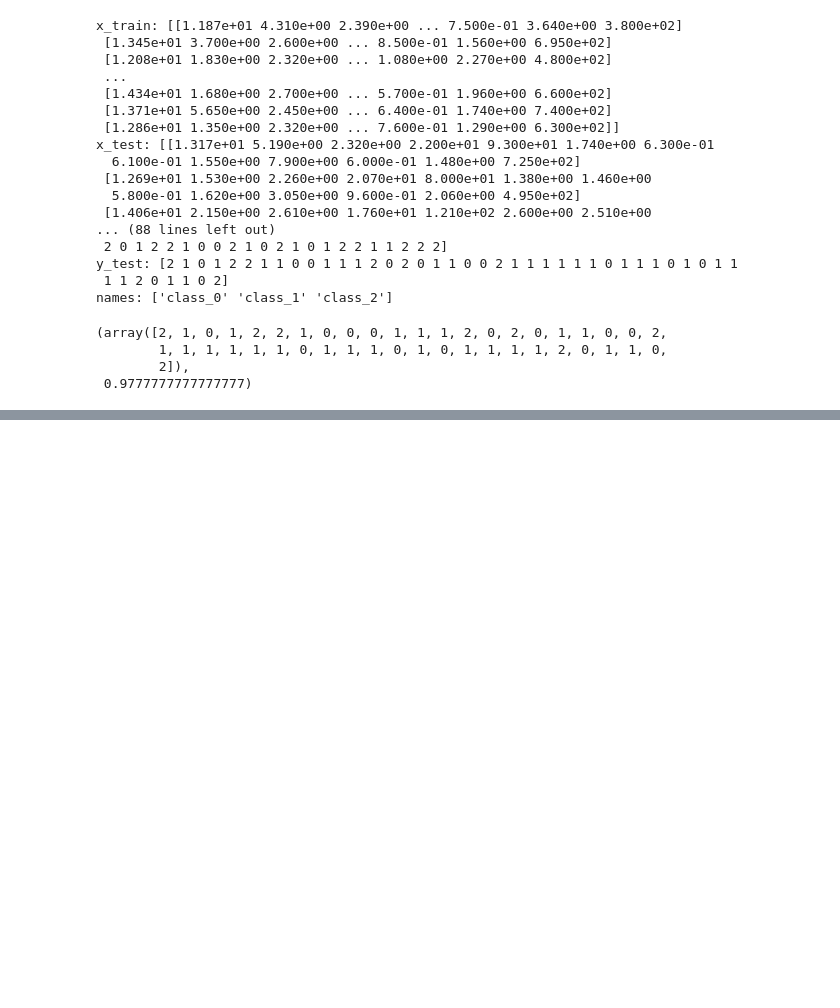
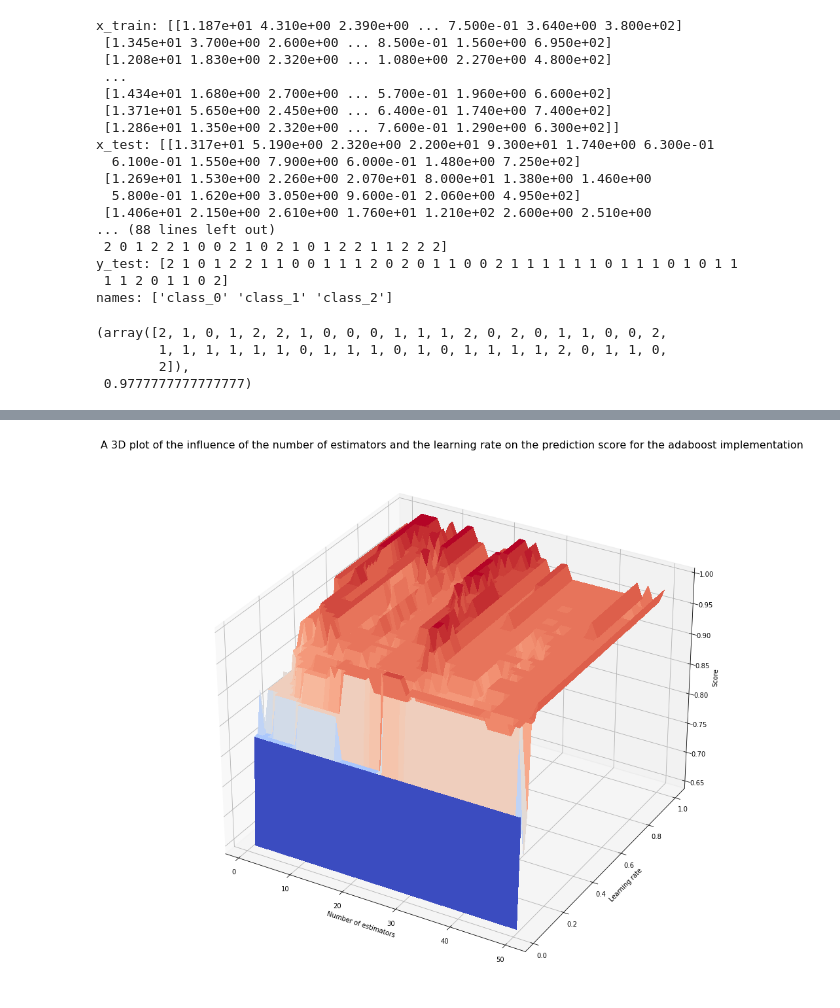
Before and after one commit to kaspardaemen/Natural-Computing, a Jupyter notebook: Ensemble learning/Excercise 5 .ipynb, the cells around one changed output, grey strips where cells are left out. Cells and saved outputs as stored; diff of their text form; code cells hidden in the pictures; blank space fills up the shorter version.

```diff
--- a/Ensemble learning/Excercise 5 .ipynb
+++ b/Ensemble learning/Excercise 5 .ipynb
@@ -63,8 +63,8 @@ ADAprediction(x_train, x_test, y_train, y_test, 2, 0)
 # %%
 result_list_iris = []
-for i in range(1,10):
-    prediction, score = ADAprediction(x_train, x_test, y_train, y_test, i, 0)
+for i in range(1,Iris_number+1):
+    prediction, score = ADAprediction(x_train, x_test, y_train, y_test, n_estimators = i)
     result_list_iris.append(score)
 
-print(result_list_iris)
+print(len(result_list_iris))
 # %% [output]
@@ -136,0 +187,16 @@ plt.show()
+# %%
+Number_Estimators = np.linspace(1, Wine_number, num=Wine_number).astype(int)
+Learning_rate = np.linspace(1/Wine_number, 1, num=Wine_number)
+
+Number_Estimators, Learning_rate = np.meshgrid(Number_Estimators, Learning_rate)
+
+print(Number_Estimators)
+print(len(Number_Estimators))
+print(Learning_rate)
+print(len(Learning_rate))
+
+
+result_list_wine = np.array(result_list_wine)
+
+print(result_list_wine)
+print(len(result_list_wine))
@@ -136,0 +221,15 @@ plt.show()
+# %%
+fig = plt.figure(figsize=(15,15))
+ax = fig.gca(projection='3d')
+
+surf = ax.plot_surface( Number_Estimators, Learning_rate, result_list_wine,  cmap=cm.coolwarm,
+                       linewidth=0, antialiased=False)
+ax.set_xlabel("Number of estimators")
+ax.set_ylabel("Learning rate")
+ax.set_zlabel("Score")
+plt.title('A 3D plot of the influence of the number of estimators and the learning rate on the '
+          'prediction score for the adaboost implementation', fontsize=16)
+
+plt.show()
+# %% [output]
+[figure, added]
```
Also changed, not shown: parts of 16 cells of this notebook.
